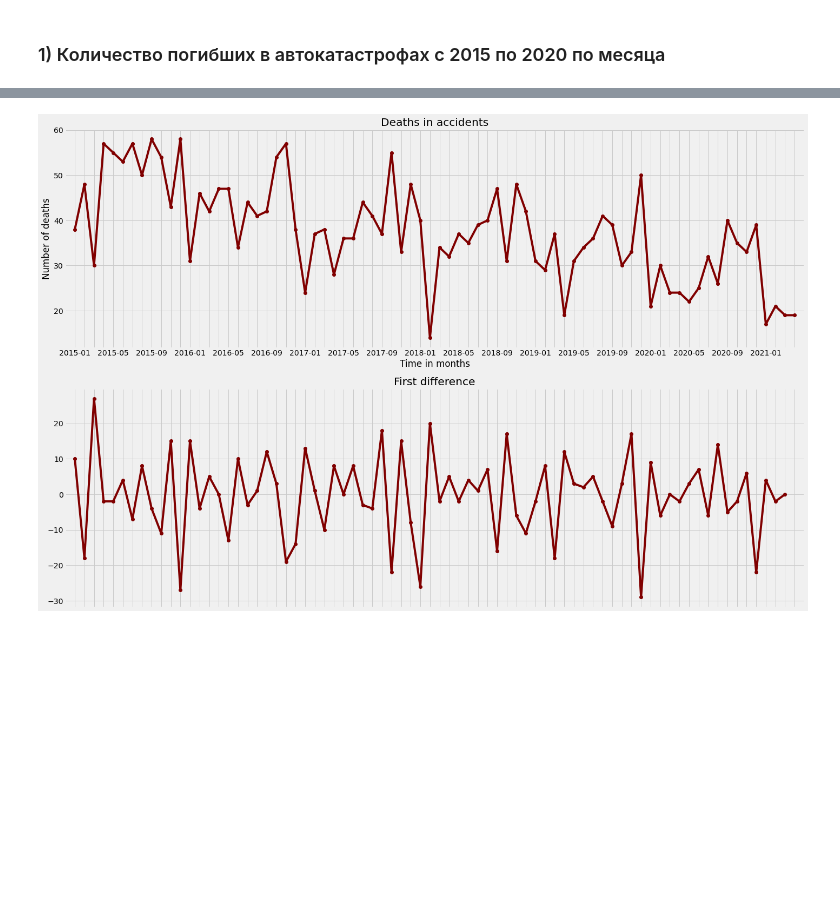
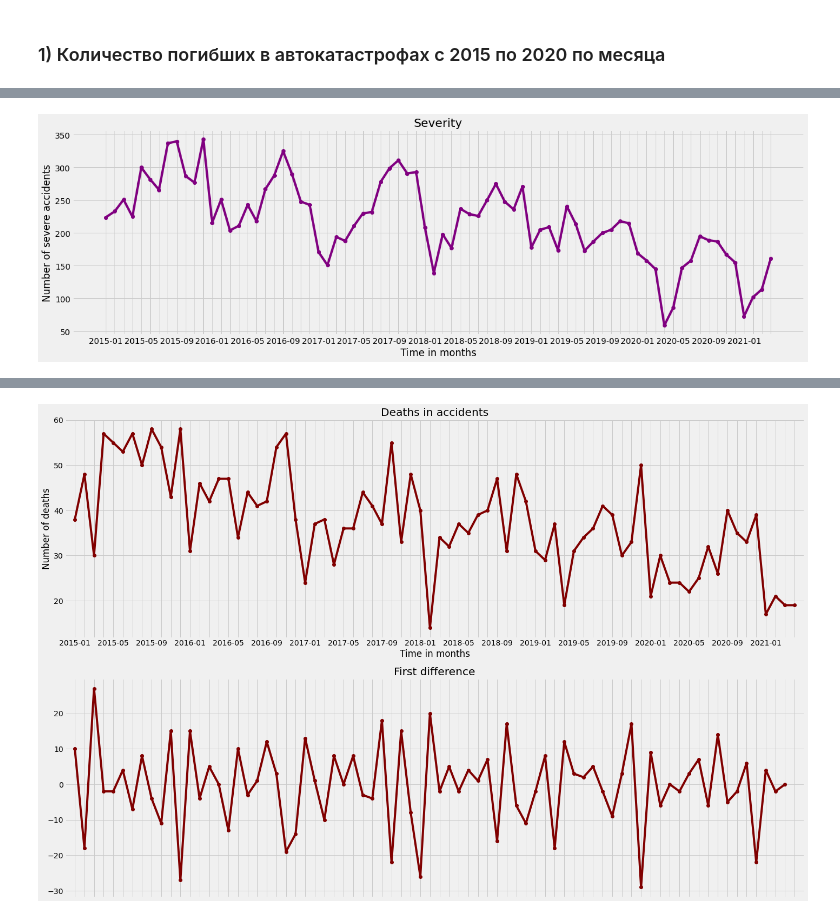
Before and after one commit to isdevnull/cw3, a Jupyter notebook: ts_analysis.ipynb, the cells around one changed output, grey strips where cells are left out. Cells and saved outputs as stored; diff of their text form; code cells hidden in the pictures; blank space fills up the shorter version.

Commit message:
I added two graphs in TS analysis. Graphs for severity and injuries

```diff
--- a/ts_analysis.ipynb
+++ b/ts_analysis.ipynb
@@ -10,7 +10,7 @@ import numpy as np
 import warnings
 #import sktime
 
-Path_to_imgs = 'imgs'
+Path_to_imgs = 'imgs/svg_files'
 warnings.filterwarnings('ignore')
 # %%
 data = pd.read_csv('clean_data_MSK.csv', sep=':')
@@ -26,3 +26,14 @@ data.iloc[:, :13].head()
 ## I. Визуализируем важные временные ряды
 # %% [markdown]
 ### 1) Количество погибших в автокатастрофах с 2015 по 2020 по месяца
+# %%
+def sev2num(x):
+    if x=='Легкий':
+        return 0
+    elif x=='Тяжёлый':
+        return 1
+    elif x=='С погибшими':
+        return 1
+
+data.severity = data.severity.apply(lambda x: sev2num(x))
+data.head(3)
@@ -29,5 +46,5 @@ data.iloc[:, :13].head()
 # %%
-df1 = data[['dead']].copy()
+df1 = data[['dead', 'injured', "severity"]].copy()
 df1['dates_monthly'] = pd.PeriodIndex(data['date'], freq='M')
 df1 = df1.sort_values(['dates_monthly'])
 gb = df1.groupby('dates_monthly').sum()
@@ -36,0 +71,14 @@ labels_m = [dt if i % 4 == 0 else '' for i, dt in enumerate(sorted(list(months))
+# %%
+plt.style.use('fivethirtyeight')
+
+plt.figure(figsize=(20, 6))
+plt.plot(gb.severity.values, marker='o', c='purple')
+plt.xticks(ticks=np.arange(76), labels=labels_m)
+plt.xlabel("Time in months")
+plt.ylabel("Number of severe accidents")
+plt.title("Severity")
+
+plt.savefig('{imgs}/ts_severity.svg'.format(imgs=Path_to_imgs))
+plt.show()
+# %% [output]
+[figure, added]
```
Also changed, not shown: parts of 3 cells of this notebook, 1 other file.
